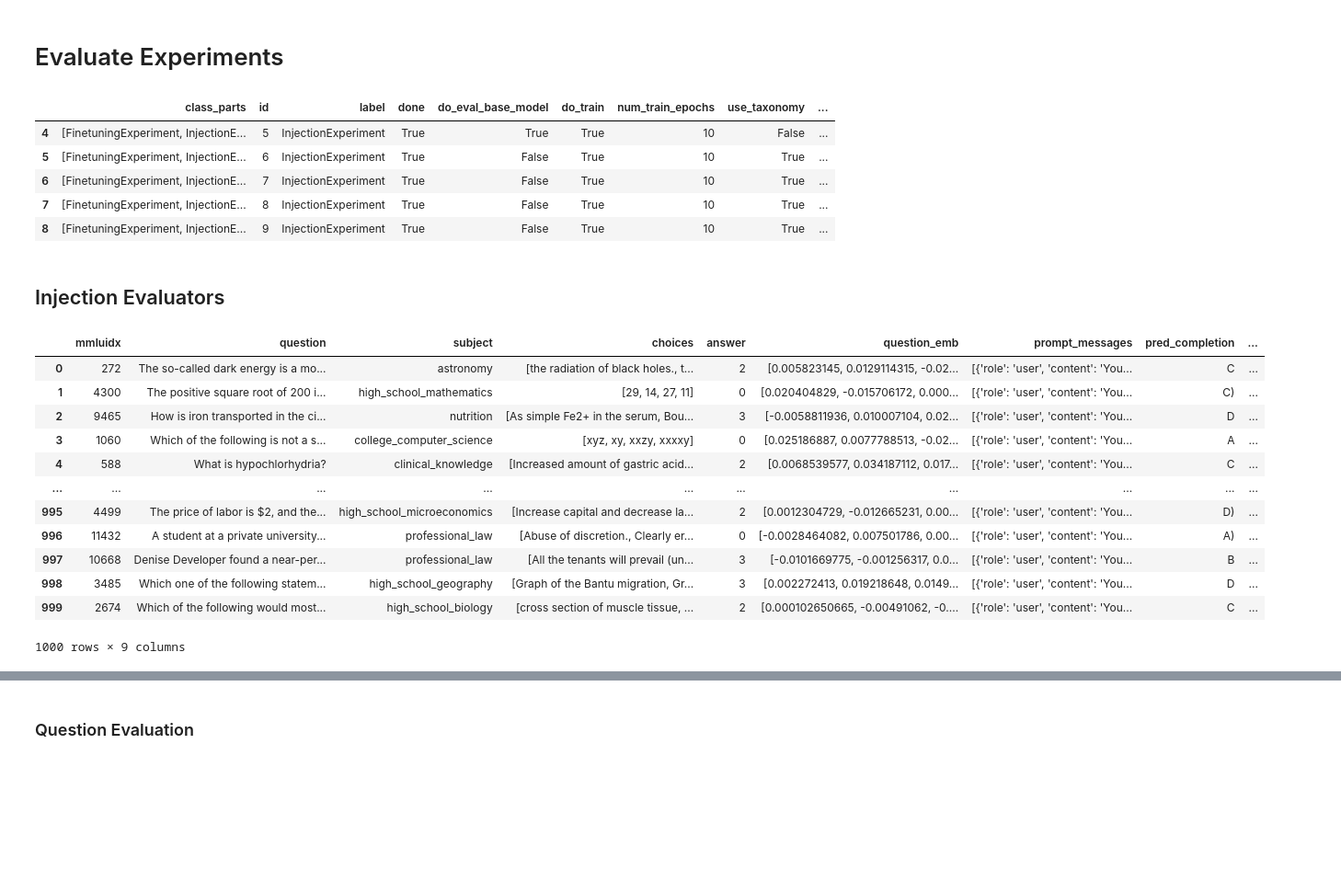
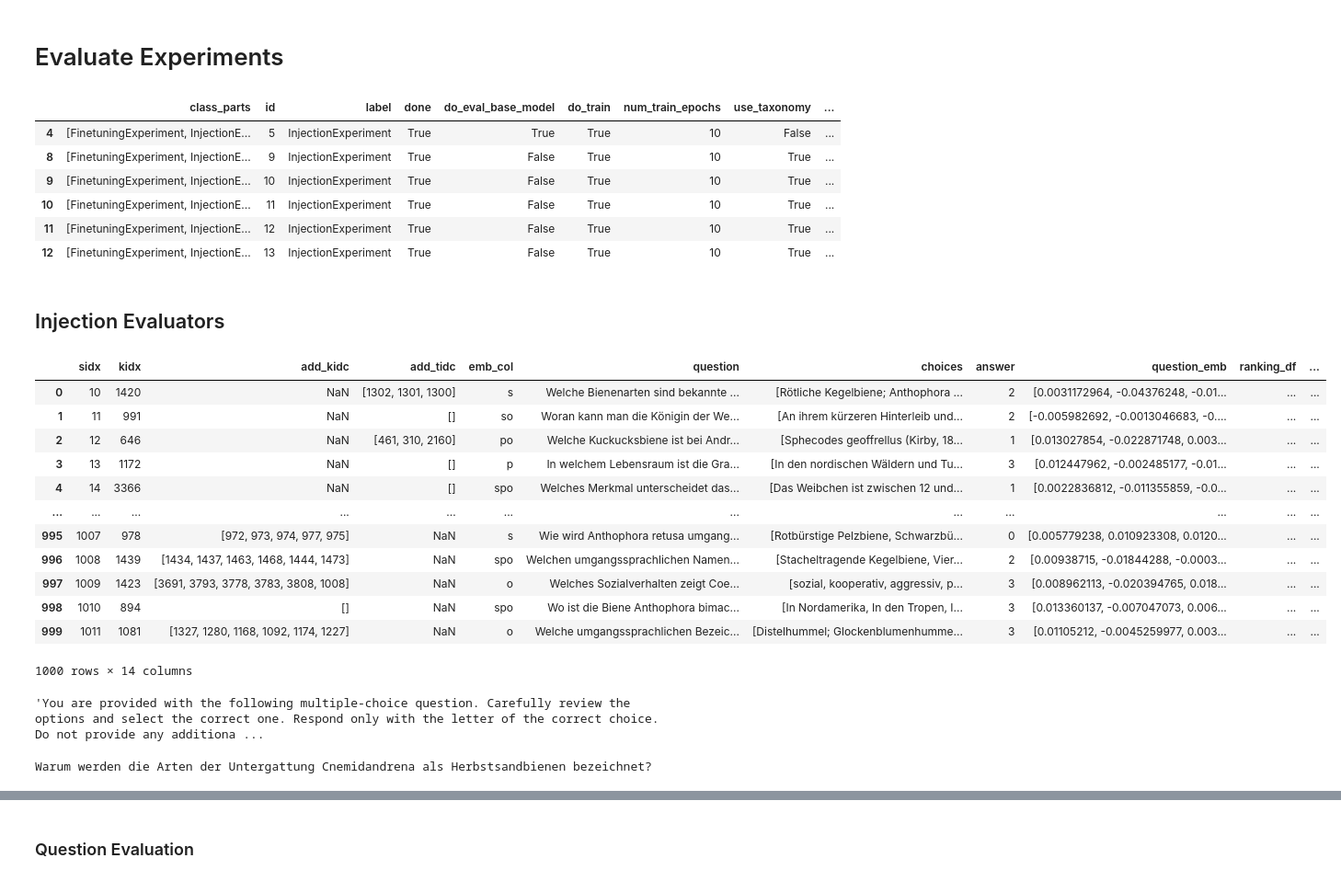
Before and after one commit to fee1ix/beesup_injection_lab, a Jupyter notebook: injection_notebook.ipynb, the cells around one changed output, grey strips where cells are left out. Shown at 92% size. Saved outputs shown, nothing was run; the diff lists cells and outputs as text; code cells hidden in the pictures; blank space fills up the shorter version.

```diff
--- a/injection_notebook.ipynb
+++ b/injection_notebook.ipynb
@@ -2568,18 +3429,20 @@ for i,experiment_row in experiments_df.iterrows():
 # %%
 reimport()
 # %%
-EXPERIMENT_KEYPATHS=['done','do_eval_base_model','do_train','num_train_epochs','use_taxonomy','data_df.taxomizer.id','method','timestamp_train_start','timestamp_train_done']
+EXPERIMENT_KEYPATHS=['done','do_eval_base_model','do_train','num_train_epochs','use_taxonomy','std_factor','data_df.taxomizer.id','method','timestamp_train_start','timestamp_train_done']
 experiments_df=InjectionExperiment().get_overview(keypaths=EXPERIMENT_KEYPATHS)
-experiments_df=experiments_df[experiments_df.id>=5]
+#experiments_df=experiments_df[experiments_df.id>=9]
+experiments_df=experiments_df[experiments_df.id.isin([5,9,10,11,12,13])]
 experiments_df['hms_timedelta']=experiments_df.apply(lambda x: get_hms_timedelta(x.timestamp_train_start, x.timestamp_train_done), axis=1)
 experiments_df
 # %% [output]
 |  | class_parts | id | label | done | do_eval_base_model | do_train | num_train_epochs | use_taxonomy | ... |
 | 4 | [FinetuningExperiment, InjectionE... | 5 | InjectionExperiment | True | True | True | 10 | False | ... |
-| 5 | [FinetuningExperiment, InjectionE... | 6 | InjectionExperiment | True | False | True | 10 | True | ... |
-| 6 | [FinetuningExperiment, InjectionE... | 7 | InjectionExperiment | True | False | True | 10 | True | ... |
-| 7 | [FinetuningExperiment, InjectionE... | 8 | InjectionExperiment | True | False | True | 10 | True | ... |
 | 8 | [FinetuningExperiment, InjectionE... | 9 | InjectionExperiment | True | False | True | 10 | True | ... |
+| 9 | [FinetuningExperiment, InjectionE... | 10 | InjectionExperiment | True | False | True | 10 | True | ... |
+| 10 | [FinetuningExperiment, InjectionE... | 11 | InjectionExperiment | True | False | True | 10 | True | ... |
+| 11 | [FinetuningExperiment, InjectionE... | 12 | InjectionExperiment | True | False | True | 10 | True | ... |
+| 12 | [FinetuningExperiment, InjectionE... | 13 | InjectionExperiment | True | False | True | 10 | True | ... |
 # %% [markdown]
 ## Injection Evaluators
 # %%
@@ -2645,24 +3508,32 @@ def get_injection_callbacks_df(experiment:InjectionExperiment) -> pd.DataFrame:
     return callbacks_df
 # %%
 path="/home/fboehning/fboehning/injection_lab/FinetuningExperiment/InjectionExperiment/"
-path+="0005_InjectionExperiment/0-0_mcq:4_injection_callback_df.pkl"
+path+="0005_InjectionExperiment/0-0_mcq:3-rag_injection_callback_df.pkl"
 
 evaluation_df=pd.read_pickle(path)
 evaluation_df
 # %% [output]
-|  | mmluidx | question | subject | choices | answer | question_emb | prompt_messages | pred_completion | ... |
-| 0 | 272 | The so-called dark energy is a mo... | astronomy | [the radiation of black holes., t... | 2 | [0.005823145, 0.0129114315, -0.02... | [{'role': 'user', 'content': 'You... | C | ... |
-| 1 | 4300 | The positive square root of 200 i... | high_school_mathematics | [29, 14, 27, 11] | 0 | [0.020404829, -0.015706172, 0.000... | [{'role': 'user', 'content': 'You... | C) | ... |
-| 2 | 9465 | How is iron transported in the ci... | nutrition | [As simple Fe2+ in the serum, Bou... | 3 | [-0.0058811936, 0.010007104, 0.02... | [{'role': 'user', 'content': 'You... | D | ... |
-| 3 | 1060 | Which of the following is not a s... | college_computer_science | [xyz, xy, xxzy, xxxxy] | 0 | [0.025186887, 0.0077788513, -0.02... | [{'role': 'user', 'content': 'You... | A | ... |
-| 4 | 588 | What is hypochlorhydria? | clinical_knowledge | [Increased amount of gastric acid... | 2 | [0.0068539577, 0.034187112, 0.017... | [{'role': 'user', 'content': 'You... | C | ... |
-| ... | ... | ... | ... | ... | ... | ... | ... | ... | ... |
-| 995 | 4499 | The price of labor is $2, and the... | high_school_microeconomics | [Increase capital and decrease la... | 2 | [0.0012304729, -0.012665231, 0.00... | [{'role': 'user', 'content': 'You... | D) | ... |
-| 996 | 11432 | A student at a private university... | professional_law | [Abuse of discretion., Clearly er... | 0 | [-0.0028464082, 0.007501786, 0.00... | [{'role': 'user', 'content': 'You... | A) | ... |
-| 997 | 10668 | Denise Developer found a near-per... | professional_law | [All the tenants will prevail (un... | 3 | [-0.0101669775, -0.001256317, 0.0... | [{'role': 'user', 'content': 'You... | B | ... |
-| 998 | 3485 | Which one of the following statem... | high_school_geography | [Graph of the Bantu migration, Gr... | 3 | [0.002272413, 0.019218648, 0.0149... | [{'role': 'user', 'content': 'You... | D | ... |
-| 999 | 2674 | Which of the following would most... | high_school_biology | [cross section of muscle tissue, ... | 2 | [0.000102650665, -0.00491062, -0.... | [{'role': 'user', 'content': 'You... | C | ... |
+|  | sidx | kidx | add_kidc | add_tidc | emb_col | question | choices | answer | question_emb | ranking_df | ... |
+| 0 | 10 | 1420 | NaN | [1302, 1301, 1300] | s | Welche Bienenarten sind bekannte ... | [Rötliche Kegelbiene; Anthophora ... | 2 | [0.0031172964, -0.04376248, -0.01... | ... | ... |
+| 1 | 11 | 991 | NaN | [] | so | Woran kann man die Königin der We... | [An ihrem kürzeren Hinterleib und... | 2 | [-0.005982692, -0.0013046683, -0.... | ... | ... |
+| 2 | 12 | 646 | NaN | [461, 310, 2160] | po | Welche Kuckucksbiene ist bei Andr... | [Sphecodes geoffrellus (Kirby, 18... | 1 | [0.013027854, -0.022871748, 0.003... | ... | ... |
+| 3 | 13 | 1172 | NaN | [] | p | In welchem Lebensraum ist die Gra... | [In den nordischen Wäldern und Tu... | 3 | [0.012447962, -0.002485177, -0.01... | ... | ... |
+| 4 | 14 | 3366 | NaN | [] | spo | Welches Merkmal unterscheidet das... | [Das Weibchen ist zwischen 12 und... | 1 | [0.0022836812, -0.011355859, -0.0... | ... | ... |
+| ... | ... | ... | ... | ... | ... | ... | ... | ... | ... | ... | ... |
+| 995 | 1007 | 978 | [972, 973, 974, 977, 975] | NaN | s | Wie wird Anthophora retusa umgang... | [Rotbürstige Pelzbiene, Schwarzbü... | 0 | [0.005779238, 0.010923308, 0.0120... | ... | ... |
+| 996 | 1008 | 1439 | [1434, 1437, 1463, 1468, 1444, 1473] | NaN | spo | Welchen umgangssprachlichen Namen... | [Stacheltragende Kegelbiene, Vier... | 2 | [0.00938715, -0.01844288, -0.0003... | ... | ... |
+| 997 | 1009 | 1423 | [3691, 3793, 3778, 3783, 3808, 1008] | NaN | o | Welches Sozialverhalten zeigt Coe... | [sozial, kooperativ, aggressiv, p... | 3 | [0.008962113, -0.020394765, 0.018... | ... | ... |
+| 998 | 1010 | 894 | [] | NaN | spo | Wo ist die Biene Anthophora bimac... | [In Nordamerika, In den Tropen, I... | 3 | [0.013360137, -0.007047073, 0.006... | ... | ... |
+| 999 | 1011 | 1081 | [1327, 1280, 1168, 1092, 1174, 1227] | NaN | o | Welche umgangssprachlichen Bezeic... | [Distelhummel; Glockenblumenhumme... | 3 | [0.01105212, -0.0045259977, 0.003... | ... | ... |
-1000 rows × 9 columns
+1000 rows × 14 columns
+# %%
+evaluation_df.iloc[0].prompt_messages[1]['content']
+# %% [output]
+'You are provided with the following multiple-choice question. Carefully review the options and select the correct one. Respond only with the letter of the correct choice. Do not provide any additiona ...
+# %%
+print(evaluation_df.iloc[2].prompt_messages[-1]['content'])
+# %% [output]
+Warum werden die Arten der Untergattung Cnemidandrena als Herbstsandbienen bezeichnet?
 # %%
 evaluation_dfs=[]
 for i,row in experiments_df.iterrows():
```
Also changed, not shown: parts of 66 cells of this notebook, 7 other files.
